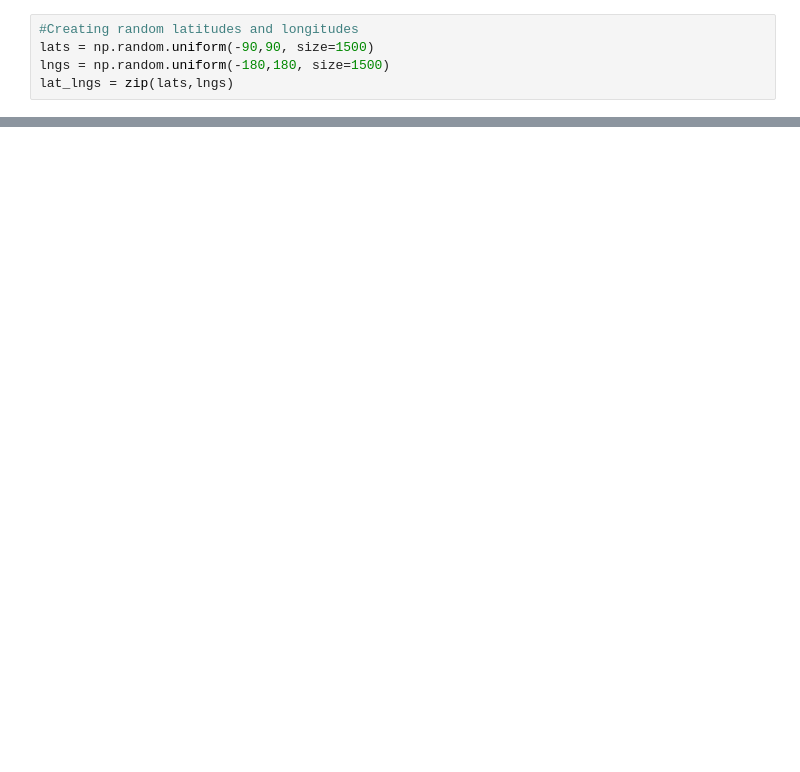
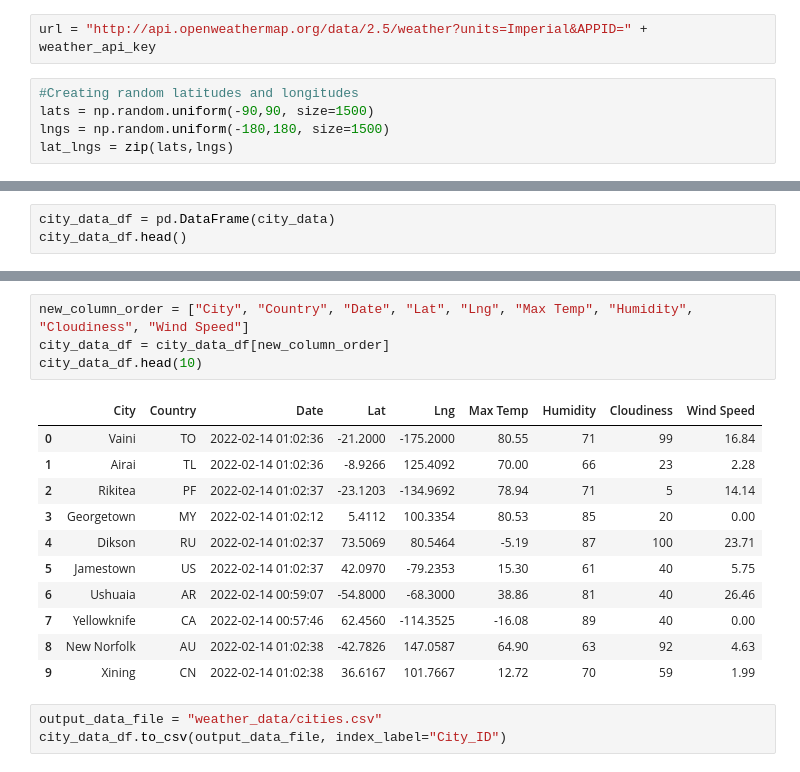
Before and after one commit to AndyMauvais/World_Weather_Analysis, a Jupyter notebook: WeatherPy.ipynb, the cells around one changed output, grey strips where cells are left out. Drawn from its saved outputs; the diff is of its cells as text; blank space fills up the shorter version.

Commit message:
City Weather Data Retrieved

```diff
--- a/WeatherPy.ipynb
+++ b/WeatherPy.ipynb
@@ -6,3 +10,5 @@ from citipy import citipy
+# %%
+url = "http://api.openweathermap.org/data/2.5/weather?units=Imperial&APPID=" + weather_api_key
 # %%
 #Creating random latitudes and longitudes
 lats = np.random.uniform(-90,90, size=1500)
@@ -32,0 +108,3 @@ Number of cities: 607
+# %%
+city_data_df = pd.DataFrame(city_data)
+city_data_df.head()
@@ -32,0 +118,19 @@ Number of cities: 607
+# %%
+new_column_order = ["City", "Country", "Date", "Lat", "Lng", "Max Temp", "Humidity", "Cloudiness", "Wind Speed"]
+city_data_df = city_data_df[new_column_order]
+city_data_df.head(10)
+# %% [output]
+|  | City | Country | Date | Lat | Lng | Max Temp | Humidity | Cloudiness | Wind Speed |
+| 0 | Vaini | TO | 2022-02-14 01:02:36 | -21.2000 | -175.2000 | 80.55 | 71 | 99 | 16.84 |
+| 1 | Airai | TL | 2022-02-14 01:02:36 | -8.9266 | 125.4092 | 70.00 | 66 | 23 | 2.28 |
+| 2 | Rikitea | PF | 2022-02-14 01:02:37 | -23.1203 | -134.9692 | 78.94 | 71 | 5 | 14.14 |
+| 3 | Georgetown | MY | 2022-02-14 01:02:12 | 5.4112 | 100.3354 | 80.53 | 85 | 20 | 0.00 |
+| 4 | Dikson | RU | 2022-02-14 01:02:37 | 73.5069 | 80.5464 | -5.19 | 87 | 100 | 23.71 |
+| 5 | Jamestown | US | 2022-02-14 01:02:37 | 42.0970 | -79.2353 | 15.30 | 61 | 40 | 5.75 |
+| 6 | Ushuaia | AR | 2022-02-14 00:59:07 | -54.8000 | -68.3000 | 38.86 | 81 | 40 | 26.46 |
+| 7 | Yellowknife | CA | 2022-02-14 00:57:46 | 62.4560 | -114.3525 | -16.08 | 89 | 40 | 0.00 |
+| 8 | New Norfolk | AU | 2022-02-14 01:02:38 | -42.7826 | 147.0587 | 64.90 | 63 | 92 | 4.63 |
+| 9 | Xining | CN | 2022-02-14 01:02:38 | 36.6167 | 101.7667 | 12.72 | 70 | 59 | 1.99 |
+# %%
+output_data_file = "weather_data/cities.csv"
+city_data_df.to_csv(output_data_file, index_label="City_ID")
```
Also changed, not shown: parts of 5 cells of this notebook, 1 other file.
